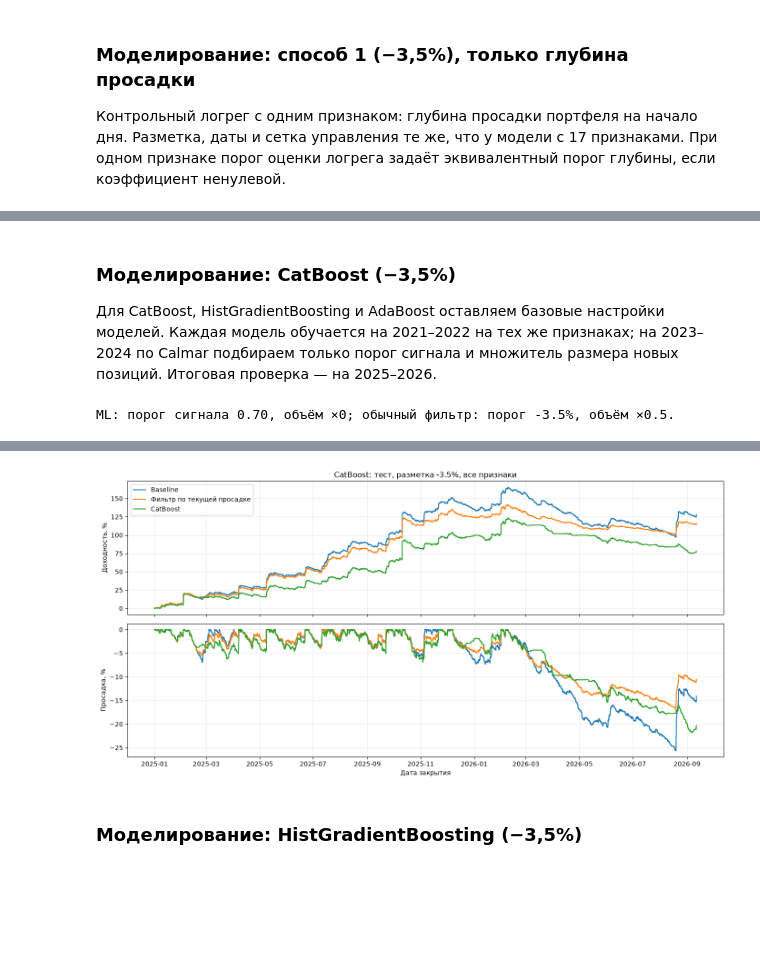
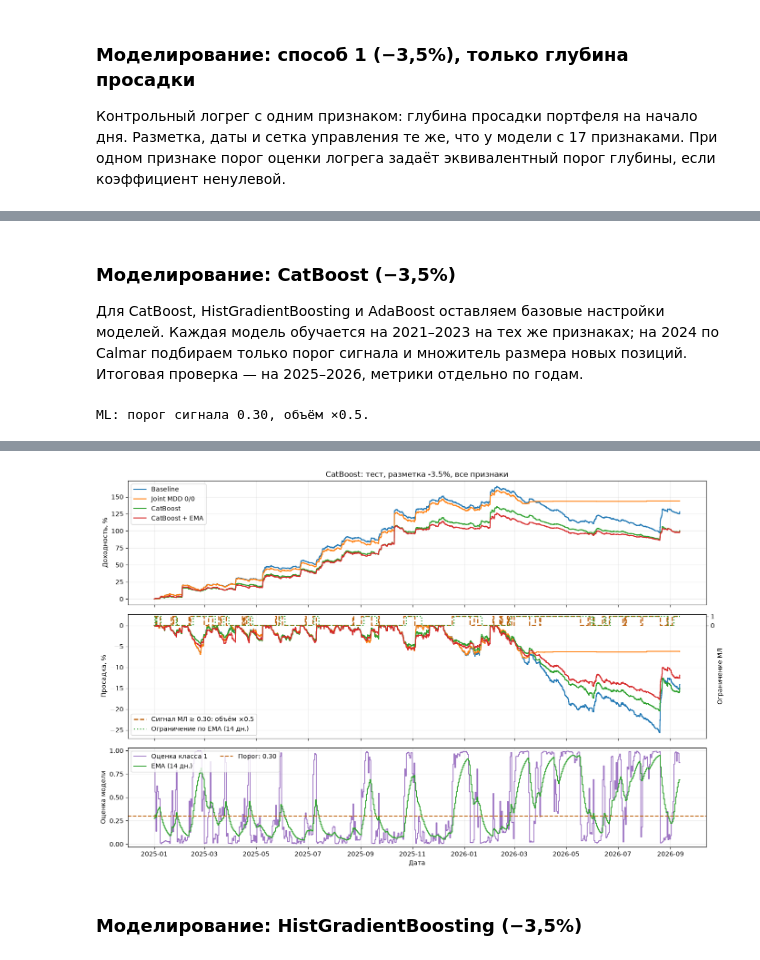
Before and after one commit to NikitaDzigurda/trading-strategy-risk-analysis, a Jupyter notebook: notebooks/05_drawdown_ml_analysis.ipynb, the cells around one changed output, grey strips where cells are left out. Drawn from its saved outputs; the diff is of its cells as text; code cells hidden in the pictures; blank space fills up the shorter version.

```diff
--- a/notebooks/05_drawdown_ml_analysis.ipynb
+++ b/notebooks/05_drawdown_ml_analysis.ipynb
@@ -20,7 +20,7 @@ plt.rcParams.update({'figure.figsize': (14, 4), 'axes.grid': True, 'grid.alpha':
 pd.set_option('display.max_columns', None)
 
 data_path = Path('../data') / 'deals_all_opt_2026-09-11__risk_uniform.csv'
-validation_start = pd.Timestamp('2023-01-01')
+validation_start = pd.Timestamp('2024-01-01')
 test_start = pd.Timestamp('2025-01-01')
 windows = [1, 3, 5, 7, 14]
 probability_grid = np.arange(0.30, 0.71, 0.05).round(2)
@@ -515,15 +653,15 @@ ML: порог сигнала 0.35, объём ×0.5; обычный фильт
 # %% [markdown]
 ### Моделирование: CatBoost (−3,5%)
 
-Для CatBoost, HistGradientBoosting и AdaBoost оставляем базовые настройки моделей. Каждая модель обучается на 2021–2022 на тех же признаках; на 2023–2024 по Calmar подбираем только порог сигнала и множитель размера новых позиций. Итоговая проверка — на 2025–2026.
+Для CatBoost, HistGradientBoosting и AdaBoost оставляем базовые настройки моделей. Каждая модель обучается на 2021–2023 на тех же признаках; на 2024 по Calmar подбираем только порог сигнала и множитель размера новых позиций. Итоговая проверка — на 2025–2026, метрики отдельно по годам.
 # %%
 from catboost import CatBoostClassifier
 
 study_catboost = run_study(
     labels_1, -3.5, classifier=CatBoostClassifier(random_seed=42, verbose=False, allow_writing_files=False),
-    method_name='CatBoost'
+    method_name='CatBoost', smoothing=True
 )
 # %% [output]
-ML: порог сигнала 0.70, объём ×0; обычный фильтр: порог -3.5%, объём ×0.5.
+ML: порог сигнала 0.30, объём ×0.5.
 |  |  | Threshold | Reduced_multiplier | Selected | Net_PnL_USDT | PnL_delta_USDT | PnL_retained_pct | ... |
 | Method | Config_ID |  |  |  |  |  |  | ... |
@@ -554,4 +708,4 @@ ML: порог сигнала 0.70, объём ×0; обычный фильтр:
-[figure, old version]
+[figure, new version]
 # %% [markdown]
 ### Моделирование: HistGradientBoosting (−3,5%)
 # %%
```
Also changed, not shown: parts of 15 cells of this notebook, 3 other files.
